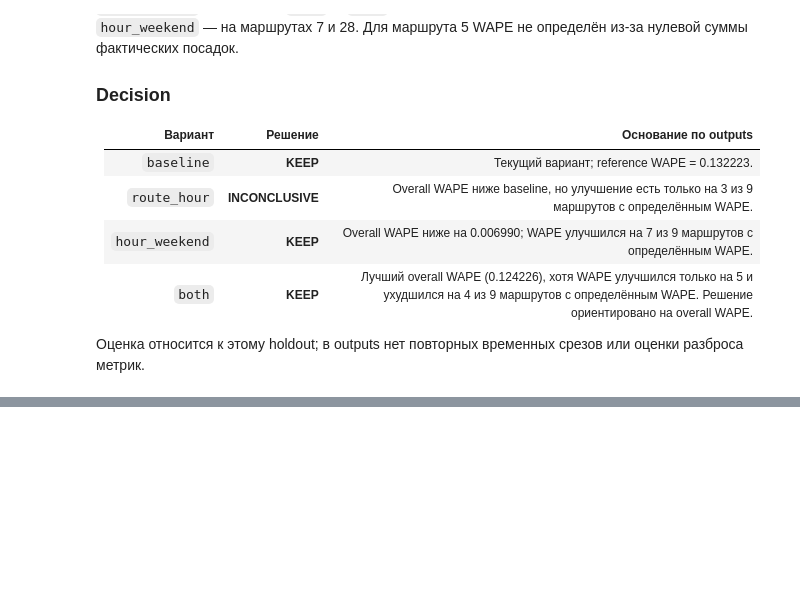
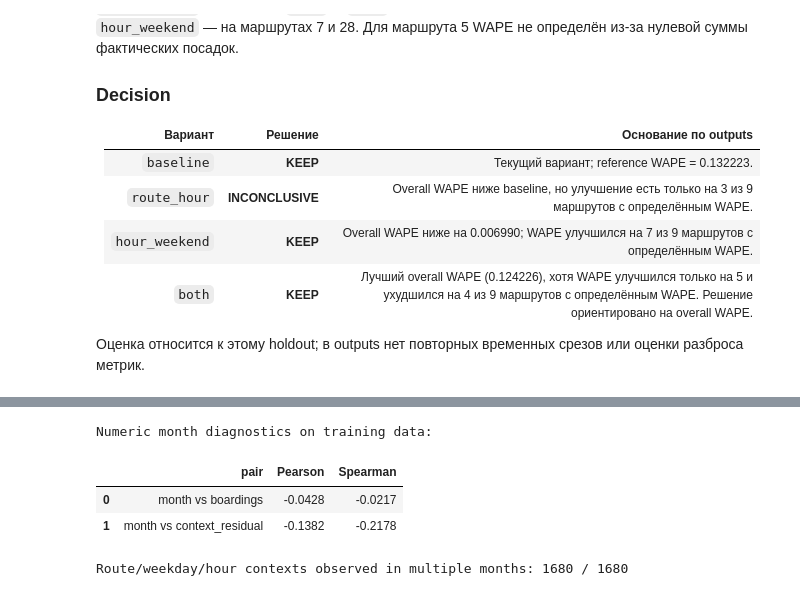
Before and after one commit to rapogahu/MT-Hackathon-2026, a Jupyter notebook: ml/notebooks/feature_engineering.ipynb, the cells around one changed output, grey strips where cells are left out. Drawn from its saved outputs; the diff is of its cells as text; code cells hidden in the pictures; blank space fills up the shorter version.

```diff
--- a/ml/notebooks/feature_engineering.ipynb
+++ b/ml/notebooks/feature_engineering.ipynb
@@ -510,0 +563,23 @@ EDA также упоминает погоду и заранее известн
+# %%
+correlation_rows = []
+for target_name in ("boardings", "context_residual"):
+    correlation_rows.append({
+        "pair": f"month vs {target_name}",
+        "Pearson": month_analysis["month"].corr(month_analysis[target_name], method="pearson"),
+        "Spearman": month_analysis["month"].corr(month_analysis[target_name], method="spearman"),
+    })
+print("Numeric month diagnostics on training data:")
+display(pd.DataFrame(correlation_rows).round(4))
+months_per_context = month_analysis.groupby(
+    ["route", "weekday", "hour"], observed=True
+)["month"].nunique()
+print(
+    "Route/weekday/hour contexts observed in multiple months:",
+    f"{months_per_context.gt(1).sum()} / {len(months_per_context)}",
+)
+# %% [output]
+Numeric month diagnostics on training data:
+|  | pair | Pearson | Spearman |
+| 0 | month vs boardings | -0.0428 | -0.0217 |
+| 1 | month vs context_residual | -0.1382 | -0.2178 |
+Route/weekday/hour contexts observed in multiple months: 1680 / 1680
```
Also changed, not shown: parts of 26 cells of this notebook, 1 other file.
